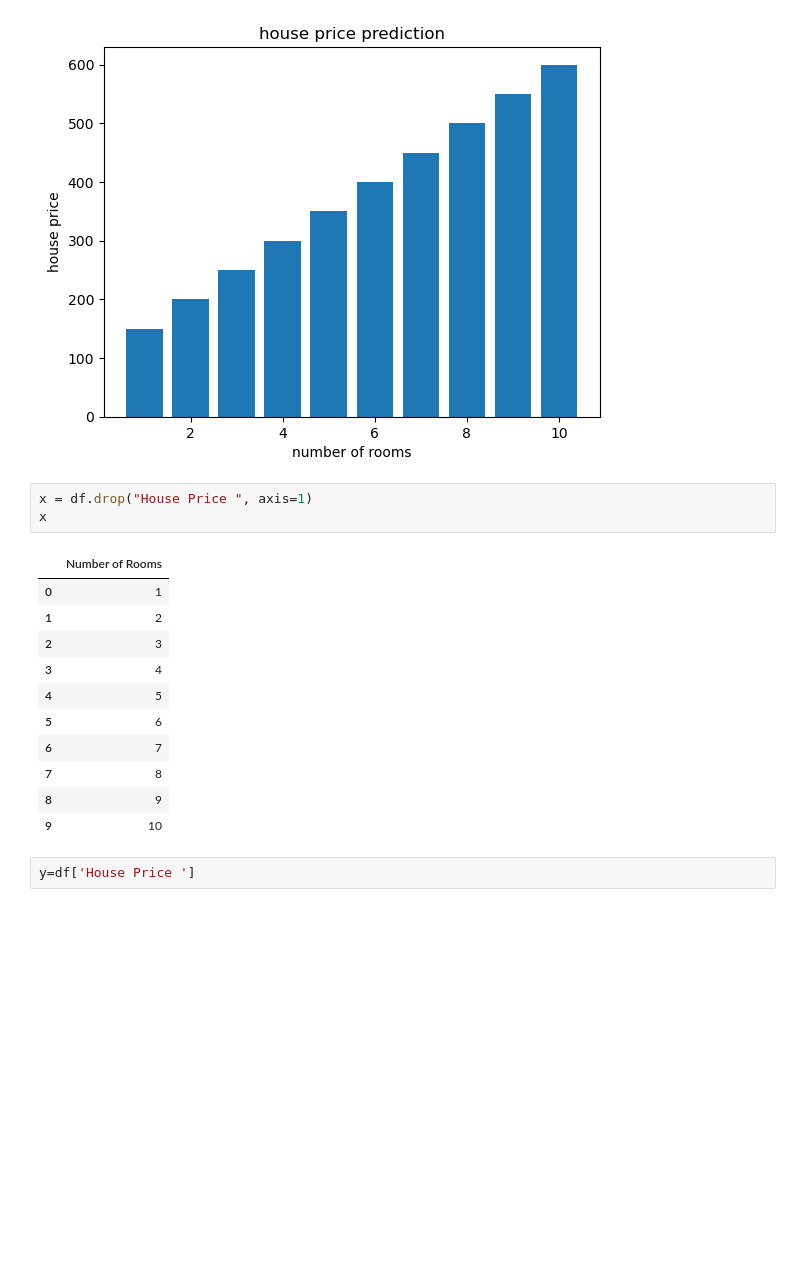
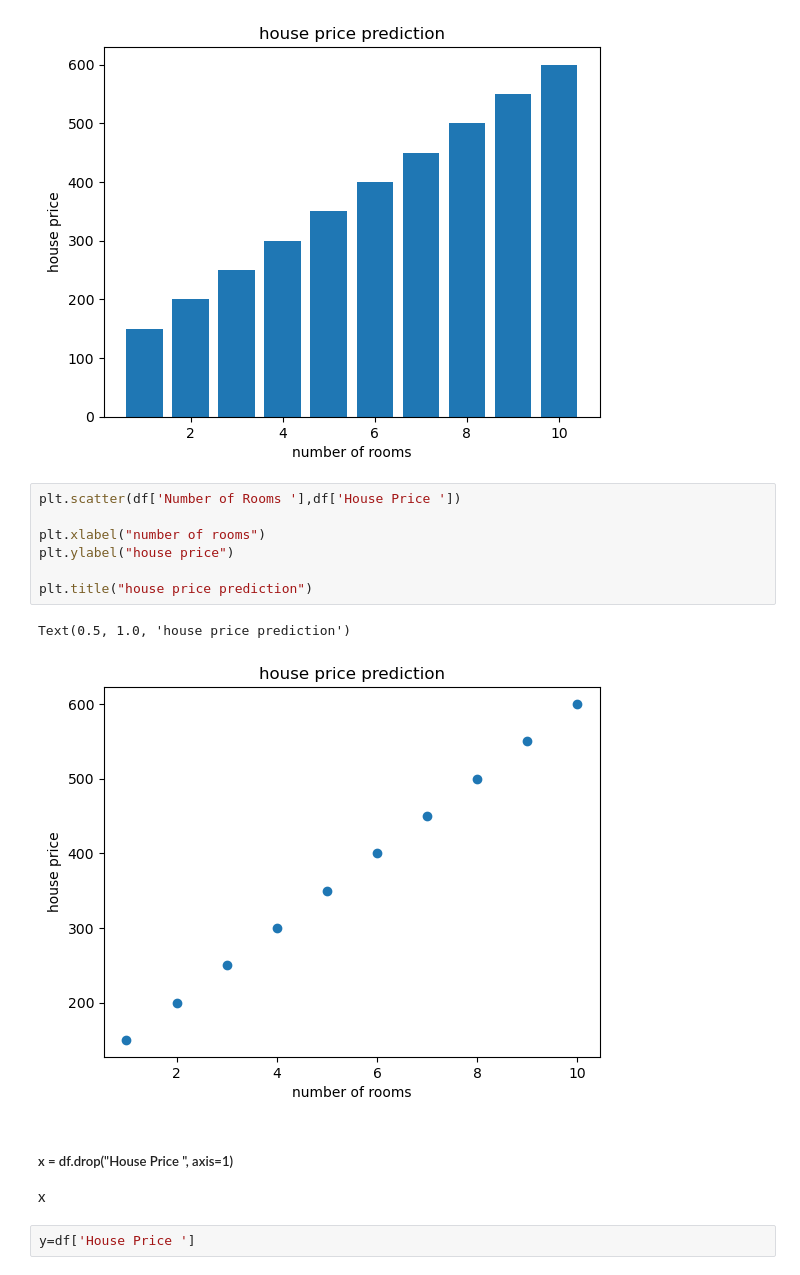
Before and after one commit to ZiaUlAinAamir/AI-with-navttc, a Jupyter notebook: linear regression.ipynb, the cells around one changed output. Cells and saved outputs as stored; diff of their text form; blank space fills up the shorter version.

```diff
--- a/linear regression.ipynb
+++ b/linear regression.ipynb
@@ -74,21 +74,19 @@ plt.title("house price prediction")
 # %% [output]
 Text(0.5, 1.0, 'house price prediction')
 [figure]
-# %%
-x = df.drop("House Price ", axis=1)
-x
-# %% [output]
-|  | Number of Rooms |
-| 0 | 1 |
-| 1 | 2 |
-| 2 | 3 |
-| 3 | 4 |
-| 4 | 5 |
-| 5 | 6 |
-| 6 | 7 |
-| 7 | 8 |
-| 8 | 9 |
-| 9 | 10 |
+# %%
+plt.scatter(df['Number of Rooms '],df['House Price '])
+
+plt.xlabel("number of rooms")
+plt.ylabel("house price")
+
+plt.title("house price prediction")
+# %% [output]
+Text(0.5, 1.0, 'house price prediction')
+[figure, added]
+# %% [markdown]
+##### x = df.drop("House Price ", axis=1)
+x
 # %%
 y=df['House Price ']
 # %%
```
Also changed, not shown: 2 other files.
